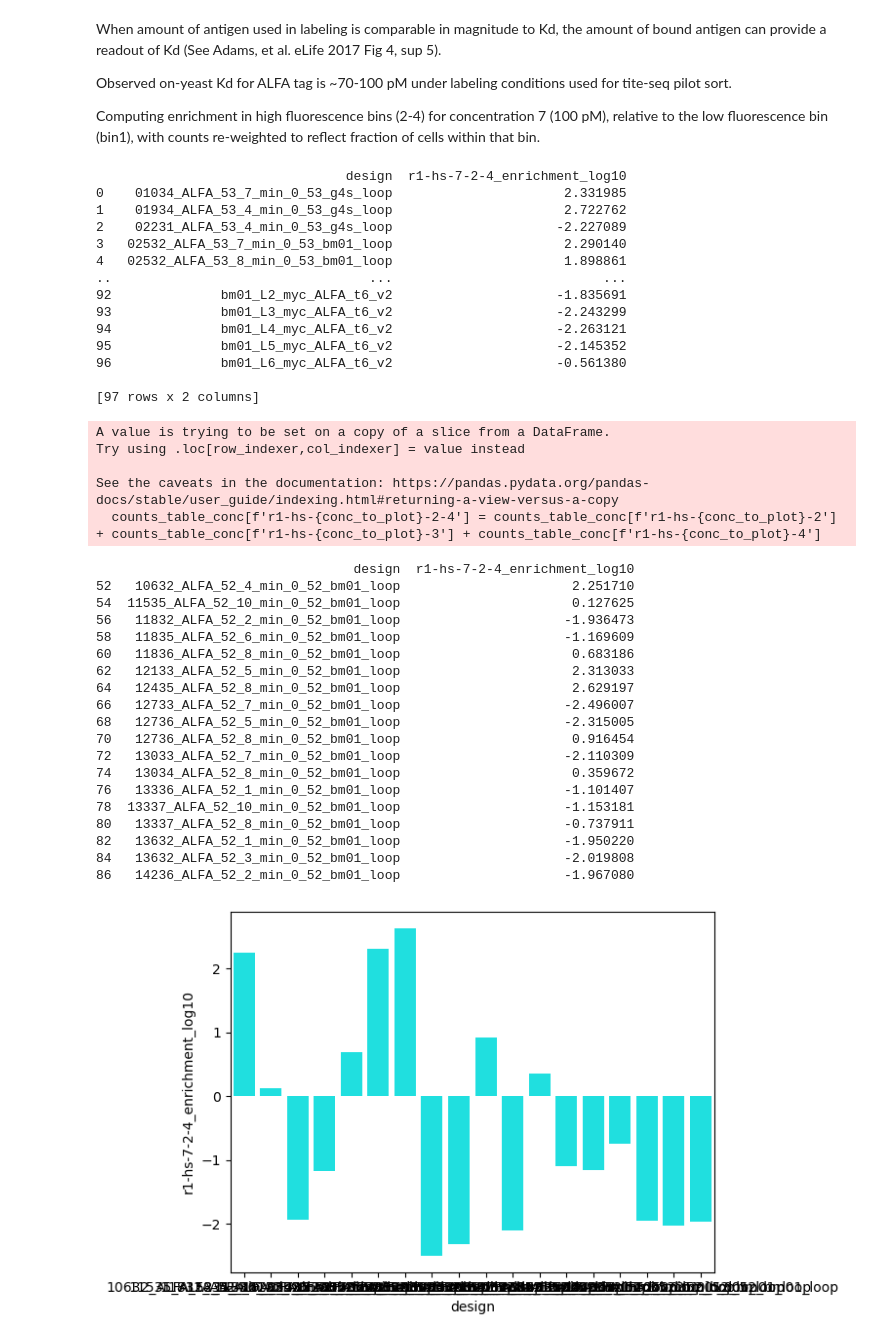
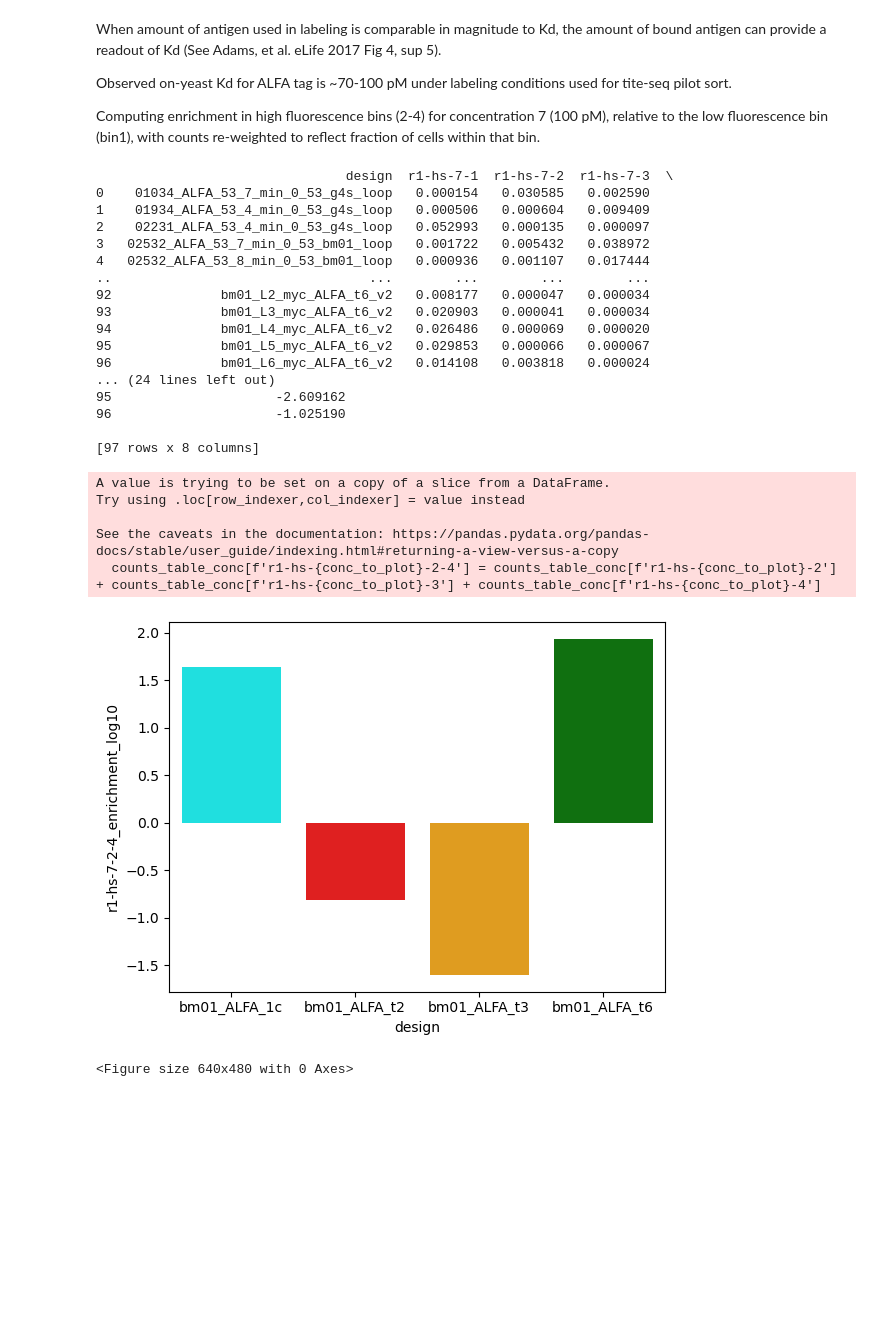
Before and after one commit to scrilly23/switch_seq, a Jupyter notebook: plotting/plot_counts.ipynb, the cells around one changed output. Cells and saved outputs as stored; diff of their text form; code cells hidden in the pictures; blank space fills up the shorter version.

```diff
--- a/plotting/plot_counts.ipynb
+++ b/plotting/plot_counts.ipynb
@@ -30,7 +30,7 @@ norm_counts_table_og = norm_counts_table.copy()
 # %%
 #get list of designs for plotting
 
-designs_to_plot = 'min_0_52_bm01' #controls, min_0_52_g4s, min_0_52_bm01, min_0_53_g4s, min_0_53_bm01, min_2_52_g4s, min_2_52_bm01, min_2_53_g4s, min_2_53_bm01
+designs_to_plot = 'controls' #controls, min_0_52_g4s, min_0_52_bm01, min_0_53_g4s, min_0_53_bm01, min_2_52_g4s, min_2_52_bm01, min_2_53_g4s, min_2_53_bm01
 
 list_of_designs = norm_counts_table.design.tolist()
 selected_designs = []
@@ -113,9 +113,6 @@ counts_table_conc = counts_table[['design', f'r1-hs-{conc_to_plot}-1', f'r1-hs-{
 
 #pool counts from high bins (2-4)
 counts_table_conc[f'r1-hs-{conc_to_plot}-2-4'] = counts_table_conc[f'r1-hs-{conc_to_plot}-2'] + counts_table_conc[f'r1-hs-{conc_to_plot}-3'] + counts_table_conc[f'r1-hs-{conc_to_plot}-4']
-
-#drop the individual bin columns
-counts_table_conc = counts_table_conc.drop(columns=[f'r1-hs-{conc_to_plot}-2', f'r1-hs-{conc_to_plot}-3', f'r1-hs-{conc_to_plot}-4'])
 
 #normalize to total counts for that concentration
 norm_counts_table_conc = counts_table_conc.copy()
@@ -126,26 +123,28 @@ for col in norm_counts_table_conc.columns:
         norm_counts_table_conc[col] = norm_counts_table_conc[col] / norm_counts_table_conc[col].sum()
 
 #express all columns as enrichment over bin 1
-counts_table_conc[f'r1-hs-{conc_to_plot}-2-4_enrichment'] = counts_table_conc[f'r1-hs-{conc_to_plot}-2-4'] / counts_table_conc[f'r1-hs-{conc_to_plot}-1']
+norm_counts_table_conc[f'r1-hs-{conc_to_plot}-2-4_enrichment'] = norm_counts_table_conc[f'r1-hs-{conc_to_plot}-2-4'] / norm_counts_table_conc[f'r1-hs-{conc_to_plot}-1']
 
-counts_table_conc[f'r1-hs-{conc_to_plot}-2-4_enrichment_log10'] = np.log10(counts_table_conc[f'r1-hs-{conc_to_plot}-2-4_enrichment'])
-counts_table_conc = counts_table_conc.drop(columns=[f'r1-hs-{conc_to_plot}-1', f'r1-hs-{conc_to_plot}-2-4', f'r1-hs-{conc_to_plot}-2-4_enrichment'])
-print(counts_table_conc)
+norm_counts_table_conc[f'r1-hs-{conc_to_plot}-2-4_enrichment_log10'] = np.log10(norm_counts_table_conc[f'r1-hs-{conc_to_plot}-2-4_enrichment'])
+print(norm_counts_table_conc)
 # %% [output]
-                                design  r1-hs-7-2-4_enrichment_log10
-0    01034_ALFA_53_7_min_0_53_g4s_loop                      2.331985
-1    01934_ALFA_53_4_min_0_53_g4s_loop                      2.722762
-2    02231_ALFA_53_4_min_0_53_g4s_loop                     -2.227089
-3   02532_ALFA_53_7_min_0_53_bm01_loop                      2.290140
-4   02532_ALFA_53_8_min_0_53_bm01_loop                      1.898861
-..                                 ...                           ...
-92              bm01_L2_myc_ALFA_t6_v2                     -1.835691
-93              bm01_L3_myc_ALFA_t6_v2                     -2.243299
-94              bm01_L4_myc_ALFA_t6_v2                     -2.263121
-95              bm01_L5_myc_ALFA_t6_v2                     -2.145352
-96              bm01_L6_myc_ALFA_t6_v2                     -0.561380
+                                design  r1-hs-7-1  r1-hs-7-2  r1-hs-7-3  \
+0    01034_ALFA_53_7_min_0_53_g4s_loop   0.000154   0.030585   0.002590
+1    01934_ALFA_53_4_min_0_53_g4s_loop   0.000506   0.000604   0.009409
+2    02231_ALFA_53_4_min_0_53_g4s_loop   0.052993   0.000135   0.000097
+3   02532_ALFA_53_7_min_0_53_bm01_loop   0.001722   0.005432   0.038972
+4   02532_ALFA_53_8_min_0_53_bm01_loop   0.000936   0.001107   0.017444
+..                                 ...        ...        ...        ...
+92              bm01_L2_myc_ALFA_t6_v2   0.008177   0.000047   0.000034
+93              bm01_L3_myc_ALFA_t6_v2   0.020903   0.000041   0.000034
+94              bm01_L4_myc_ALFA_t6_v2   0.026486   0.000069   0.000020
+95              bm01_L5_myc_ALFA_t6_v2   0.029853   0.000066   0.000067
+96              bm01_L6_myc_ALFA_t6_v2   0.014108   0.003818   0.000024
+... (24 lines left out)
+95                     -2.609162
+96                     -1.025190
 
-[97 rows x 2 columns]
+[97 rows x 8 columns]
 A value is trying to be set on a copy of a slice from a DataFrame.
 Try using .loc[row_indexer,col_indexer] = value instead
 
@@ -154,50 +153,31 @@ See the caveats in the documentation: https://pandas.pydata.org/pandas-docs/stab
 # %%
 #plot
 #selecting control designs in library for plotting
-counts_table_conc = counts_table_conc[counts_table_conc['design'].isin(selected_designs)]
+norm_counts_to_plot = norm_counts_table_conc[norm_counts_table_conc['design'].isin(selected_designs)]
 
 #reorder the columns
 #cols = counts_table_conc.columns.tolist()
 #reorder list alphabetically
 # cols = sorted(cols)
 # counts_table_conc = counts_table_conc[cols]
 
 # counts_table_conc = pd.melt(counts_table_conc, id_vars=['design'], value_vars=counts_table_conc.columns[1:])
 # print(counts_table_conc)
 # counts_table_conc[['library_id', 'bin']] = counts_table_conc['variable'].str.split('-hs-', expand=True)
 
-print(counts_table_conc)
 #plot counts for designs in bin 4 only
 # num_subplots = len(selected_designs)
 # fig, axes = plt.subplots(num_subplots, 1, figsize=(4, num_subplots*2), sharex=True)
 # fig.tight_layout(pad=2.0)
 # fig.supxlabel('Bin', y=-0.01)
 # fig.supylabel('Normalized Counts', x=-0.01)
 
-sns.barplot(data=counts_table_conc, x='design', y='r1-hs-7-2-4_enrichment_log10', palette=color_palette)
+sns.barplot(data=norm_counts_to_plot, x='design', y='r1-hs-7-2-4_enrichment_log10', palette=color_palette)
 
 plt.show()
 #plt.savefig(f'{outdir}/normalized_counts_conc_{conc_to_plot}_{designs_to_plot}.png')
-#plt.clf()
+plt.clf()
 # %% [output]
+[figure, new version]
-                                 design  r1-hs-7-2-4_enrichment_log10
-52   10632_ALFA_52_4_min_0_52_bm01_loop                      2.251710
-54  11535_ALFA_52_10_min_0_52_bm01_loop                      0.127625
-56   11832_ALFA_52_2_min_0_52_bm01_loop                     -1.936473
-58   11835_ALFA_52_6_min_0_52_bm01_loop                     -1.169609
-60   11836_ALFA_52_8_min_0_52_bm01_loop                      0.683186
-62   12133_ALFA_52_5_min_0_52_bm01_loop                      2.313033
-64   12435_ALFA_52_8_min_0_52_bm01_loop                      2.629197
-66   12733_ALFA_52_7_min_0_52_bm01_loop                     -2.496007
-68   12736_ALFA_52_5_min_0_52_bm01_loop                     -2.315005
-70   12736_ALFA_52_8_min_0_52_bm01_loop                      0.916454
-72   13033_ALFA_52_7_min_0_52_bm01_loop                     -2.110309
-74   13034_ALFA_52_8_min_0_52_bm01_loop                      0.359672
-76   13336_ALFA_52_1_min_0_52_bm01_loop                     -1.101407
-78  13337_ALFA_52_10_min_0_52_bm01_loop                     -1.153181
-80   13337_ALFA_52_8_min_0_52_bm01_loop                     -0.737911
-82   13632_ALFA_52_1_min_0_52_bm01_loop                     -1.950220
-84   13632_ALFA_52_3_min_0_52_bm01_loop                     -2.019808
-86   14236_ALFA_52_2_min_0_52_bm01_loop                     -1.967080
+<Figure size 640x480 with 0 Axes>
-[figure, old version]
 # %% [markdown]
```
Also changed, not shown: parts of 6 cells of this notebook.
